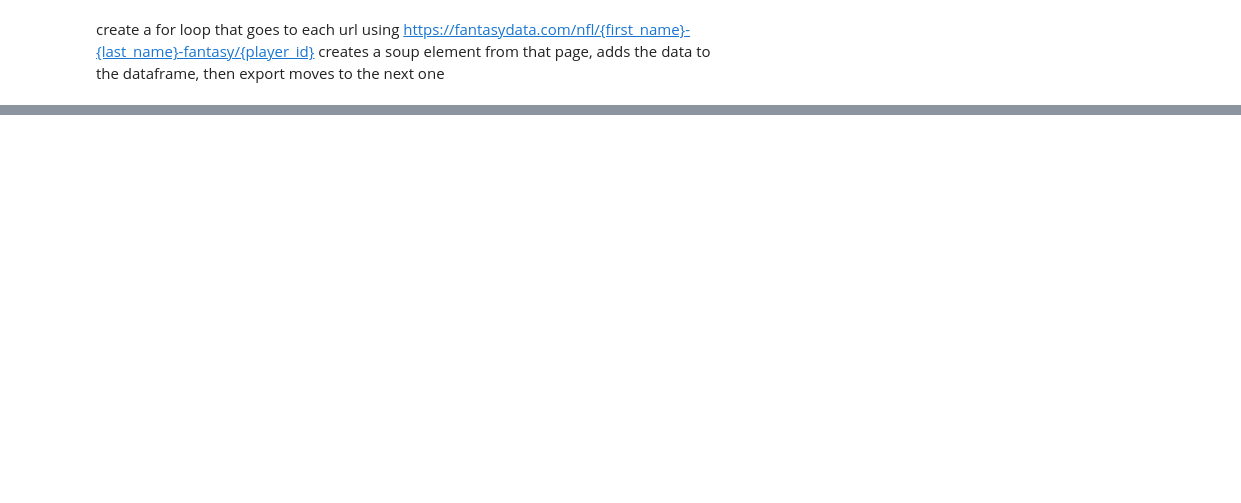
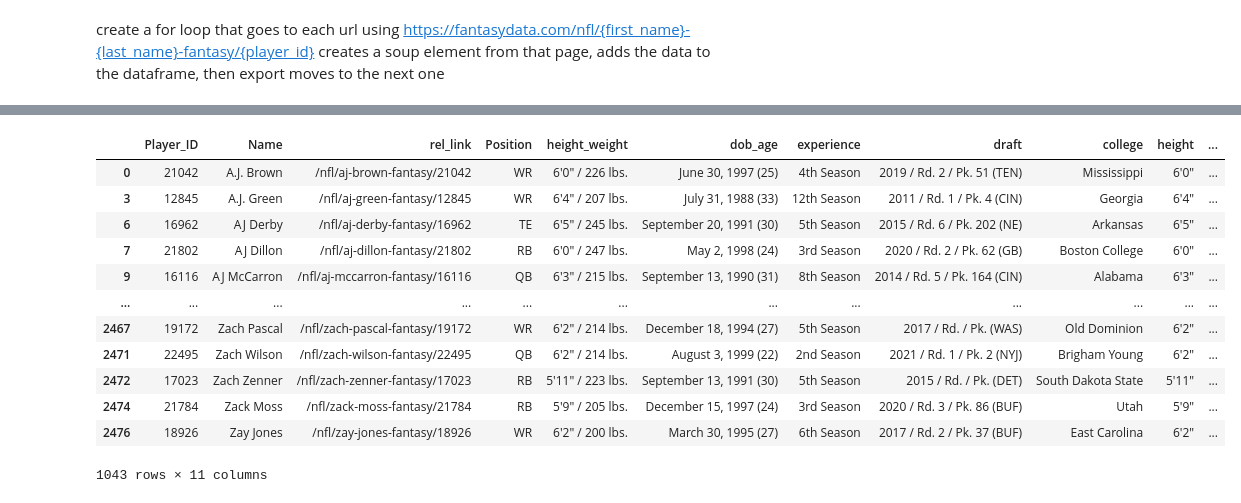
Before and after one commit to rickystuart1/Fantasy-Football-Predictions, a Jupyter notebook: Bio_Scraper/Bio_scraper.ipynb, the cells around one changed output, grey strips where cells are left out. Cells and saved outputs as stored; diff of their text form; code cells hidden in the pictures; blank space fills up the shorter version.

```diff
--- a/Bio_Scraper/Bio_scraper.ipynb
+++ b/Bio_Scraper/Bio_scraper.ipynb
@@ -13,6 +13,8 @@ from time import sleep
 from selenium.common.exceptions import NoSuchElementException
 # %%
 df_player_bio = pd.DataFrame(columns=['Player_ID', 'Name', 'rel_link', 'Position'])
+# %%
+years = ['2018', '2019', '2020', '2021']
 # %%
 # Intitialze web driver
 from selenium.webdriver.chrome.options import Options
@@ -188,2 +328,31 @@ export the dataframe to a csv file
 file_save = '../Resources/player_bio_data.csv'
 df_player_bio.to_csv(file_save, index=False, na_rep='NULL')
+# %%
+import re
+
+
+for index, row in df_player_bio.iterrows():
+    str_list = row['height_weight'].split()
+    height = str_list[0]
+    weight = str_list[2]
+    weight = re.sub('lbs.*', '', weight)
+
+    df_player_bio.loc[index,'height'] = height
+    df_player_bio.loc[index, 'weight_lbs'] = weight
+
+
+df_player_bio
+# %% [output]
+|  | Player_ID | Name | rel_link | Position | height_weight | dob_age | experience | draft | college | height | ... |
+| 0 | 21042 | A.J. Brown | /nfl/aj-brown-fantasy/21042 | WR | 6'0" / 226 lbs. | June 30, 1997 (25) | 4th Season | 2019 / Rd. 2 / Pk. 51 (TEN) | Mississippi | 6'0" | ... |
+| 3 | 12845 | A.J. Green | /nfl/aj-green-fantasy/12845 | WR | 6'4" / 207 lbs. | July 31, 1988 (33) | 12th Season | 2011 / Rd. 1 / Pk. 4 (CIN) | Georgia | 6'4" | ... |
+| 6 | 16962 | AJ Derby | /nfl/aj-derby-fantasy/16962 | TE | 6'5" / 245 lbs. | September 20, 1991 (30) | 5th Season | 2015 / Rd. 6 / Pk. 202 (NE) | Arkansas | 6'5" | ... |
+| 7 | 21802 | AJ Dillon | /nfl/aj-dillon-fantasy/21802 | RB | 6'0" / 247 lbs. | May 2, 1998 (24) | 3rd Season | 2020 / Rd. 2 / Pk. 62 (GB) | Boston College | 6'0" | ... |
+| 9 | 16116 | AJ McCarron | /nfl/aj-mccarron-fantasy/16116 | QB | 6'3" / 215 lbs. | September 13, 1990 (31) | 8th Season | 2014 / Rd. 5 / Pk. 164 (CIN) | Alabama | 6'3" | ... |
+| ... | ... | ... | ... | ... | ... | ... | ... | ... | ... | ... | ... |
+| 2467 | 19172 | Zach Pascal | /nfl/zach-pascal-fantasy/19172 | WR | 6'2" / 214 lbs. | December 18, 1994 (27) | 5th Season | 2017 / Rd. / Pk. (WAS) | Old Dominion | 6'2" | ... |
+| 2471 | 22495 | Zach Wilson | /nfl/zach-wilson-fantasy/22495 | QB | 6'2" / 214 lbs. | August 3, 1999 (22) | 2nd Season | 2021 / Rd. 1 / Pk. 2 (NYJ) | Brigham Young | 6'2" | ... |
+| 2472 | 17023 | Zach Zenner | /nfl/zach-zenner-fantasy/17023 | RB | 5'11" / 223 lbs. | September 13, 1991 (30) | 5th Season | 2015 / Rd. / Pk. (DET) | South Dakota State | 5'11" | ... |
+| 2474 | 21784 | Zack Moss | /nfl/zack-moss-fantasy/21784 | RB | 5'9" / 205 lbs. | December 15, 1997 (24) | 3rd Season | 2020 / Rd. 3 / Pk. 86 (BUF) | Utah | 5'9" | ... |
+| 2476 | 18926 | Zay Jones | /nfl/zay-jones-fantasy/18926 | WR | 6'2" / 200 lbs. | March 30, 1995 (27) | 6th Season | 2017 / Rd. 2 / Pk. 37 (BUF) | East Carolina | 6'2" | ... |
+1043 rows × 11 columns
```
Also changed, not shown: parts of 26 cells of this notebook, 2 other files.
